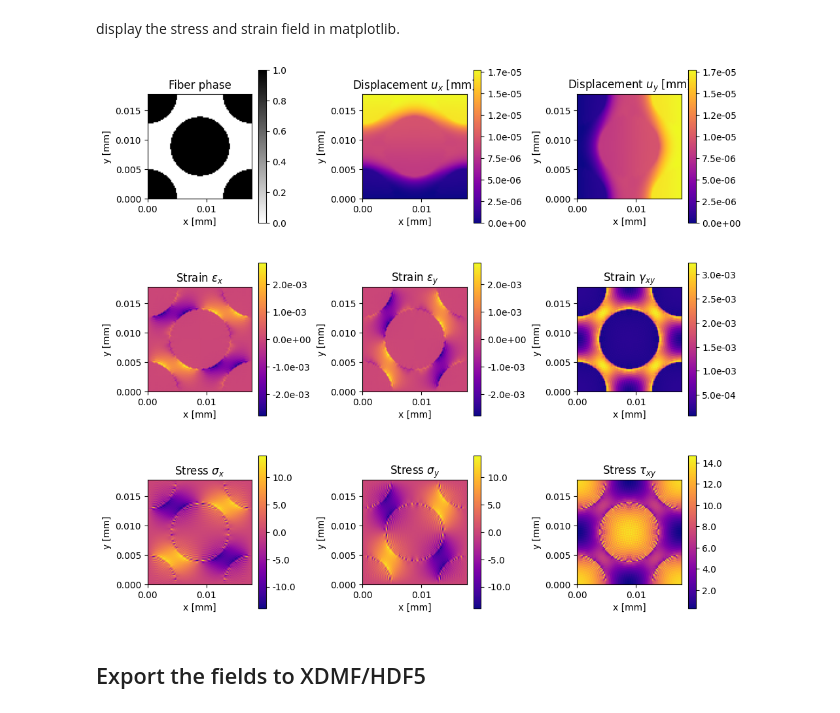
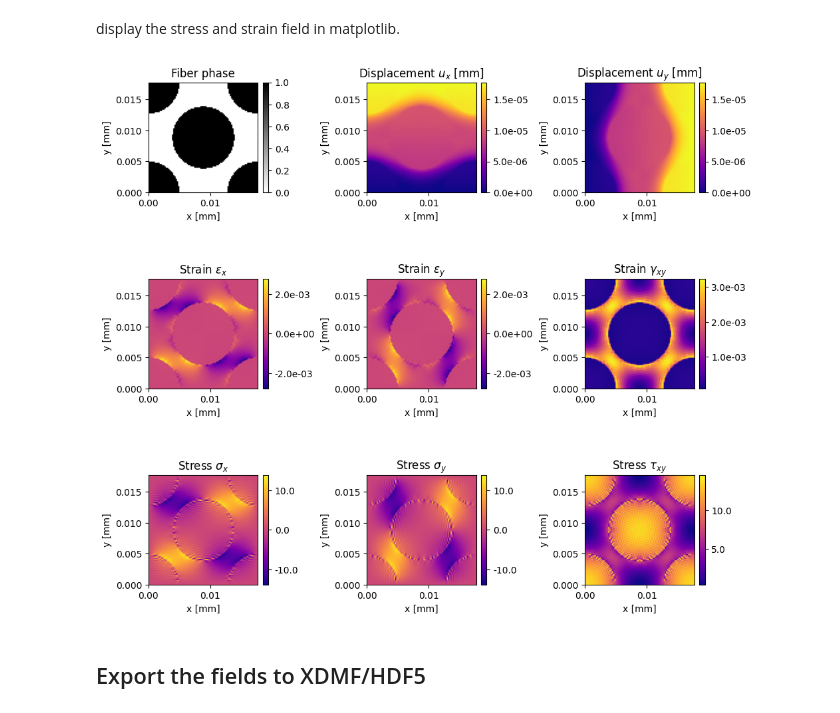
Before and after one commit to choROPeNt/FFTjax, a Jupyter notebook: notebooks/lin-elastic_strain.ipynb, the cells around one changed output. Saved outputs shown, nothing was run; the diff lists cells and outputs as text; code cells hidden in the pictures.

```diff
--- a/notebooks/lin-elastic_strain.ipynb
+++ b/notebooks/lin-elastic_strain.ipynb
@@ -74,15 +74,15 @@ Setting `nz=1` reduces the geometry to a 2-D-like slab (uniformly extruded along
 from generation.rve import make_square_composite_rve
 
 phase_np, N, n, L, phi_act = make_square_composite_rve(
-    phi=0.5,
-    r_fiber=0.005,
-    dx=0.0002,
-    N_min=32,
-    nz=10,
+    phi=0.5,        # target fiber volume fraction
+    r_fiber=0.005,  # fiber radius [mm]
+    dx=0.0002,      # target voxel size [mm]
+    N_min=32,       # minimum number of voxels in x, y direction
+    nz=1,          # number of voxels in z direction (thickness) / along fiber axis
 )
 Nv = int(np.prod(n))
 
 print("grid n :", n)
 print("domain L [mm]:", tuple(f"{float(Li):.5g}" for Li in L))
-print("fiber volume fraction (actual):", phi_act)
+print("fiber volume fraction (actual):", f"{phi_act:.4f}")
 # %% [output]
@@ -218,46 +218,50 @@ display the stress and strain field in matplotlib.
 # %%
 VOIGT_LABELS = ["x", "y", "z", "xy", "xz", "yz"]
 extent = [0.0, n[0] * dx[0], 0.0, n[1] * dx[1]]  # physical [mm] extent, binned by voxel size dx
+CBAR_KW = dict(fraction=0.046, pad=0.04)  # match colorbar height to a square imshow panel --
+                                          # without this, fig.colorbar sizes to the axes'
+                                          # unshrunk bounding box, not the square image imshow
+                                          # actually renders inside it, so it comes out much taller
 
 fig, axes = plt.subplots(3, 3, figsize=(10, 9))
 
 im = axes[0, 0].imshow(phase_np[:, :, 0].T, origin="lower", cmap="gray_r", extent=extent)
 axes[0, 0].set_title("Fiber phase")
-fig.colorbar(im, ax=axes[0, 0])
+fig.colorbar(im, ax=axes[0, 0], **CBAR_KW)
 
 im = axes[0, 1].imshow(u_grid[:, :, 0, 0].T, origin="lower", cmap="plasma", extent=extent)
 axes[0, 1].set_title(r"Displacement $u_x$ [mm]")
-fig.colorbar(im, ax=axes[0, 1], format="%.1e")
+fig.colorbar(im, ax=axes[0, 1], format="%.1e", **CBAR_KW)
 
 im = axes[0, 2].imshow(u_grid[:, :, 0, 1].T, origin="lower", cmap="plasma", extent=extent)
 axes[0, 2].set_title(r"Displacement $u_y$ [mm]")
-fig.colorbar(im, ax=axes[0, 2], format="%.1e")
+fig.colorbar(im, ax=axes[0, 2], format="%.1e", **CBAR_KW)
 
 for idx, i in enumerate([0, 1, 3]):
     eps_plot = eps_voigt[:, :, 0, i]
     label = rf"$\varepsilon_{{{VOIGT_LABELS[i]}}}$"
     if i == 3:  # shear component: report engineering shear strain gamma = 2*epsilon
         label = rf"$\gamma_{{{VOIGT_LABELS[i]}}}$"
 
     im = axes[1, idx].imshow(eps_plot.T, origin="lower", cmap="plasma", extent=extent)
     axes[1, idx].set_title(f"Strain {label}")
-    fig.colorbar(im, ax=axes[1, idx], format="%.1e")
+    fig.colorbar(im, ax=axes[1, idx], format="%.1e", **CBAR_KW)
 
     label = rf"$\sigma_{{{VOIGT_LABELS[i]}}}$"
     if i == 3:
         label = rf"$\tau_{{{VOIGT_LABELS[i]}}}$"
     im = axes[2, idx].imshow(sigma_voigt[:, :, 0, i].T, origin="lower", cmap="plasma", extent=extent)
     axes[2, idx].set_title(f"Stress {label}")
-    fig.colorbar(im, ax=axes[2, idx], format="%.1f")
+    fig.colorbar(im, ax=axes[2, idx], format="%.1f", **CBAR_KW)
 
 for ax in axes.flat:
     ax.set_xlabel("x [mm]")
     ax.set_ylabel("y [mm]")
 
 plt.tight_layout()
 plt.show()
 # %% [output]
-[figure, old version]
+[figure, new version]
 # %% [markdown]
 ## Export the fields to XDMF/HDF5
 # %%
```
Also changed, not shown: parts of 1 cell of this notebook.
